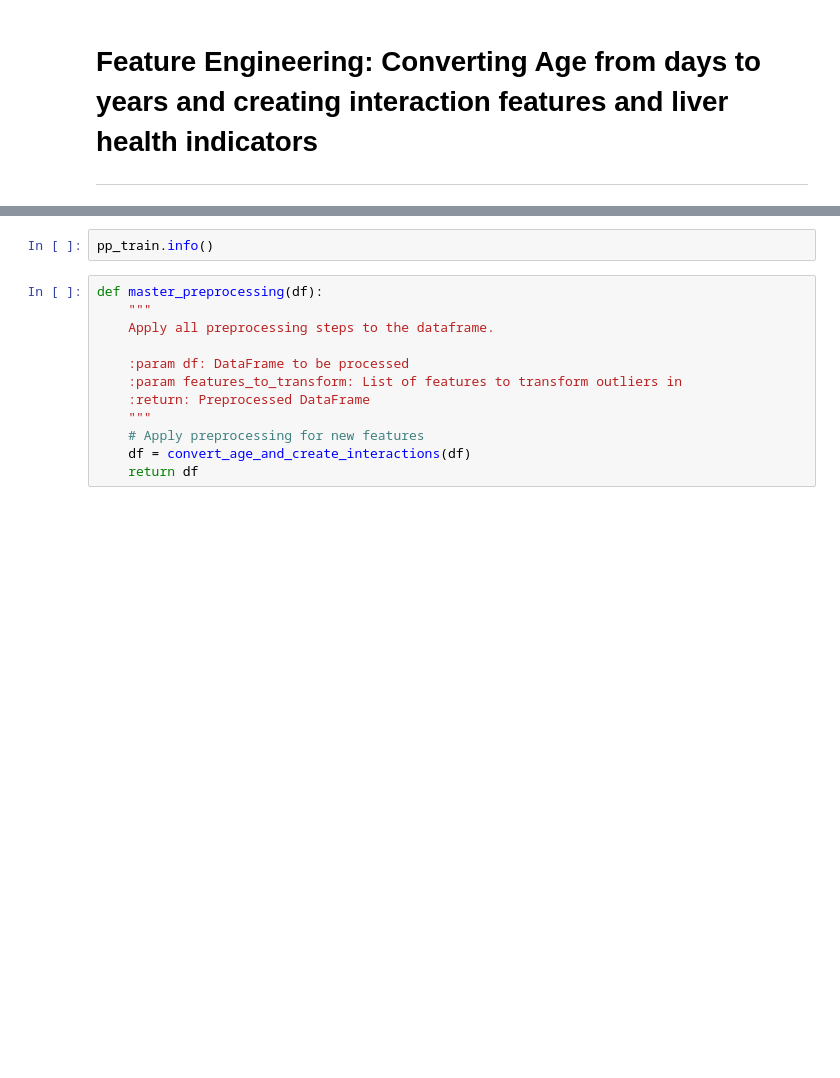
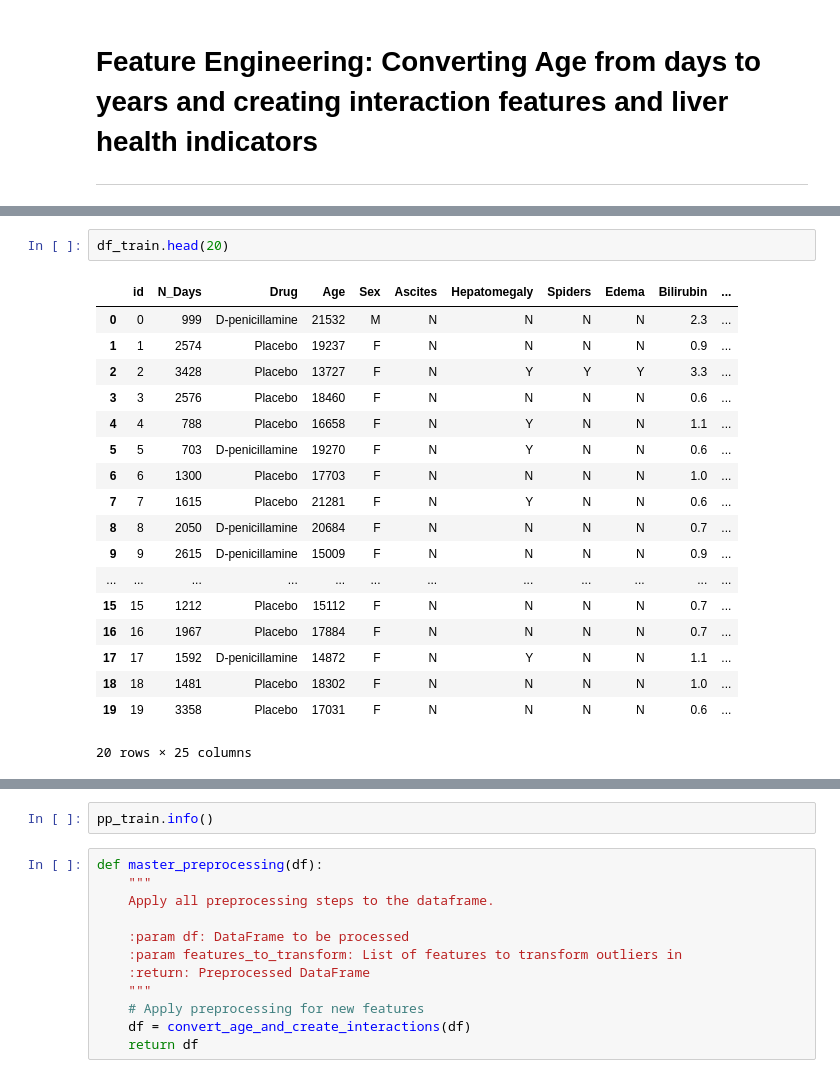
Before and after one commit to byvfx/kaggle, a Jupyter notebook: playground-series-s3e26/notebooks/ps-s3-e26-xgboost-hyperopt.ipynb, the cells around one changed output, grey strips where cells are left out. Saved outputs shown, nothing was run; the diff lists cells and outputs as text; blank space fills up the shorter version.

```diff
--- a/playground-series-s3e26/notebooks/ps-s3-e26-xgboost-hyperopt.ipynb
+++ b/playground-series-s3e26/notebooks/ps-s3-e26-xgboost-hyperopt.ipynb
@@ -229,0 +419,21 @@ ___
+# %%
+df_train.head(20)
+# %% [output]
+|  | id | N_Days | Drug | Age | Sex | Ascites | Hepatomegaly | Spiders | Edema | Bilirubin | ... |
+| 0 | 0 | 999 | D-penicillamine | 21532 | M | N | N | N | N | 2.3 | ... |
+| 1 | 1 | 2574 | Placebo | 19237 | F | N | N | N | N | 0.9 | ... |
+| 2 | 2 | 3428 | Placebo | 13727 | F | N | Y | Y | Y | 3.3 | ... |
+| 3 | 3 | 2576 | Placebo | 18460 | F | N | N | N | N | 0.6 | ... |
+| 4 | 4 | 788 | Placebo | 16658 | F | N | Y | N | N | 1.1 | ... |
+| 5 | 5 | 703 | D-penicillamine | 19270 | F | N | Y | N | N | 0.6 | ... |
+| 6 | 6 | 1300 | Placebo | 17703 | F | N | N | N | N | 1.0 | ... |
+| 7 | 7 | 1615 | Placebo | 21281 | F | N | Y | N | N | 0.6 | ... |
+| 8 | 8 | 2050 | D-penicillamine | 20684 | F | N | N | N | N | 0.7 | ... |
+| 9 | 9 | 2615 | D-penicillamine | 15009 | F | N | N | N | N | 0.9 | ... |
+| ... | ... | ... | ... | ... | ... | ... | ... | ... | ... | ... | ... |
+| 15 | 15 | 1212 | Placebo | 15112 | F | N | N | N | N | 0.7 | ... |
+| 16 | 16 | 1967 | Placebo | 17884 | F | N | N | N | N | 0.7 | ... |
+| 17 | 17 | 1592 | D-penicillamine | 14872 | F | N | Y | N | N | 1.1 | ... |
+| 18 | 18 | 1481 | Placebo | 18302 | F | N | N | N | N | 1.0 | ... |
+| 19 | 19 | 3358 | Placebo | 17031 | F | N | N | N | N | 0.6 | ... |
+20 rows × 25 columns
```
Also changed, not shown: parts of 12 cells of this notebook.
